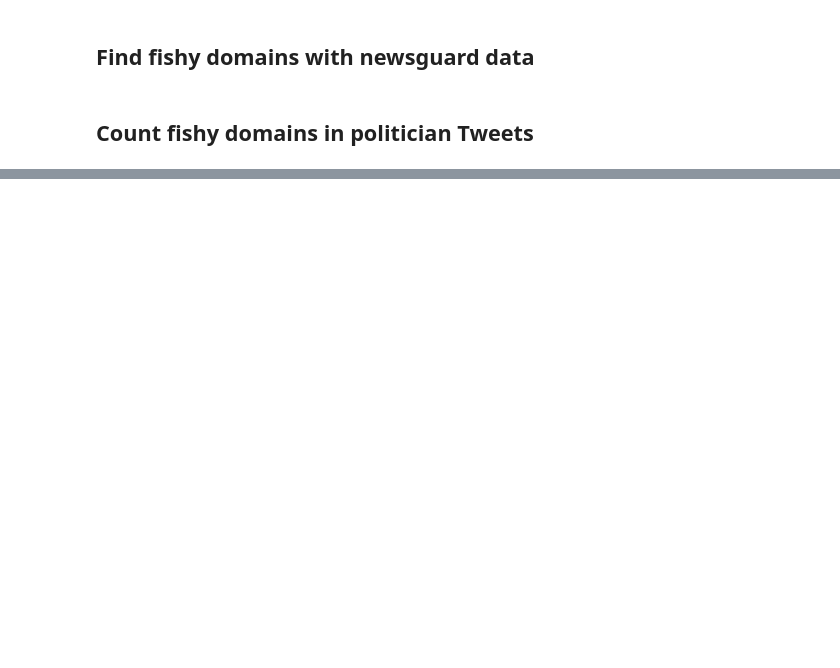
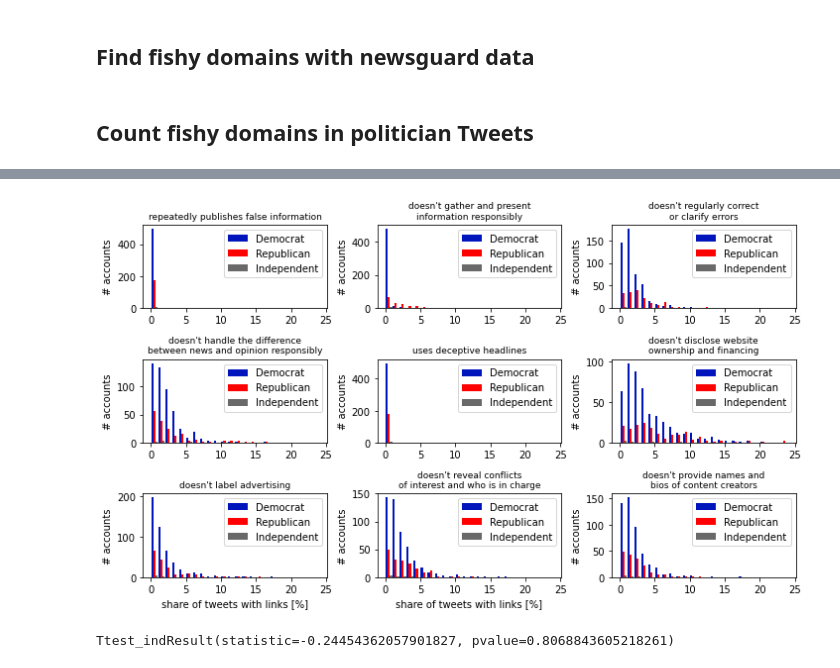
Before and after one commit to StephanLewandowsky/Honesty-project, a Jupyter notebook: code/analysis_twitter/analyze_US_politician_tweeted_URLs.ipynb, the cells around one changed output, grey strips where cells are left out. Drawn from its saved outputs; the diff is of its cells as text; code cells hidden in the pictures; blank space fills up the shorter version.

```diff
--- a/code/analysis_twitter/analyze_US_politician_tweeted_URLs.ipynb
+++ b/code/analysis_twitter/analyze_US_politician_tweeted_URLs.ipynb
@@ -146,0 +359,36 @@ plt.savefig("fishy_share.png")
+# %%
+nut_cat_dict = {
+    "C_0":"repeatedly publishes false information",
+    "C_1":"doesn't gather and present\ninformation responsibly",
+    "C_2":"doesn't regularly correct\nor clarify errors",
+    "C_3":"doesn't handle the difference\nbetween news and opinion responsibly",
+    "C_4":"uses deceptive headlines",
+    "C_5":"doesn't disclose website\nownership and financing",
+    "C_6":"doesn't label advertising",
+    "C_7":"doesn't reveal conflicts\nof interest and who is in charge",
+    "C_8":"doesn't provide names and\nbios of content creators"
+}
+# %%
+fig, axes = plt.subplots(3, 3, figsize=(10, 6))
+for ax, col, i in zip(axes.flatten(),
+                      nutrition_categories.values(),
+                      range(len(axes.flatten()))):
+    ax.hist([dem[f"{col}_share"] * 100,
+             rep[f"{col}_share"] * 100,
+             ind[f"{col}_share"] * 100],
+            bins=np.arange(0, 25, 1), rwidth=0.9,
+            label=["Democrat", "Republican", "Independent"],
+            color=[demblue, repred, indgrey])
+    ax.set_title(nut_cat_dict[col], fontsize=9)
+    if i in [6, 7]:
+        ax.set_xlabel("share of tweets with links [%]")
+    ax.set_ylabel("# accounts")
+    ax.legend()
+fig.tight_layout()
+plt.savefig("../../plots/nutrition_label_share.pdf")
+# %% [output]
+[figure, added]
+# %%
+ttest_ind(dem["share"], rep["share"])
+# %% [output]
+Ttest_indResult(statistic=-0.24454362057901827, pvalue=0.8068843605218261)
```
Also changed, not shown: parts of 90 cells of this notebook.
